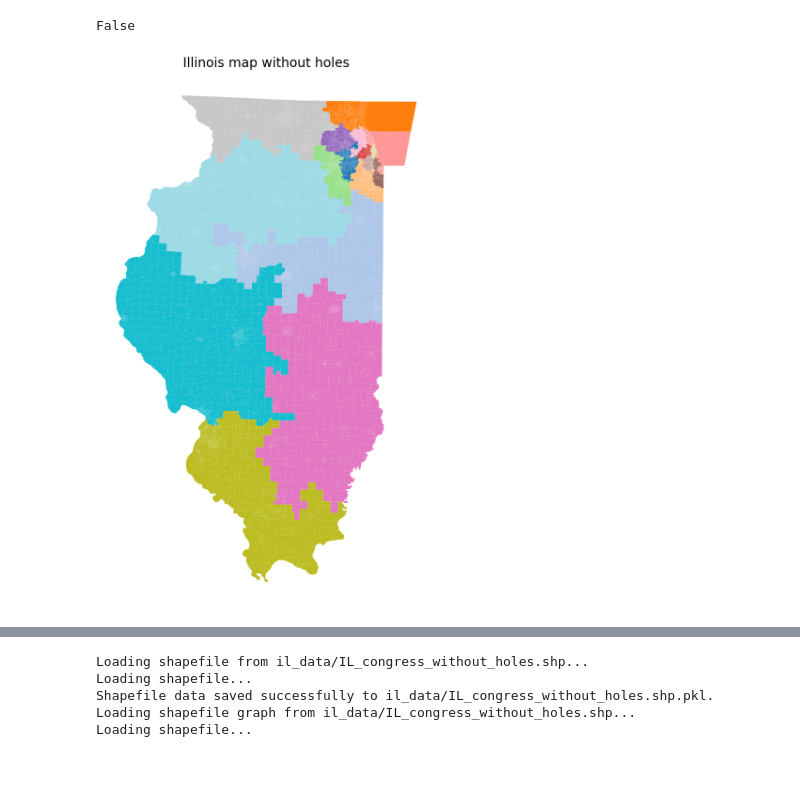
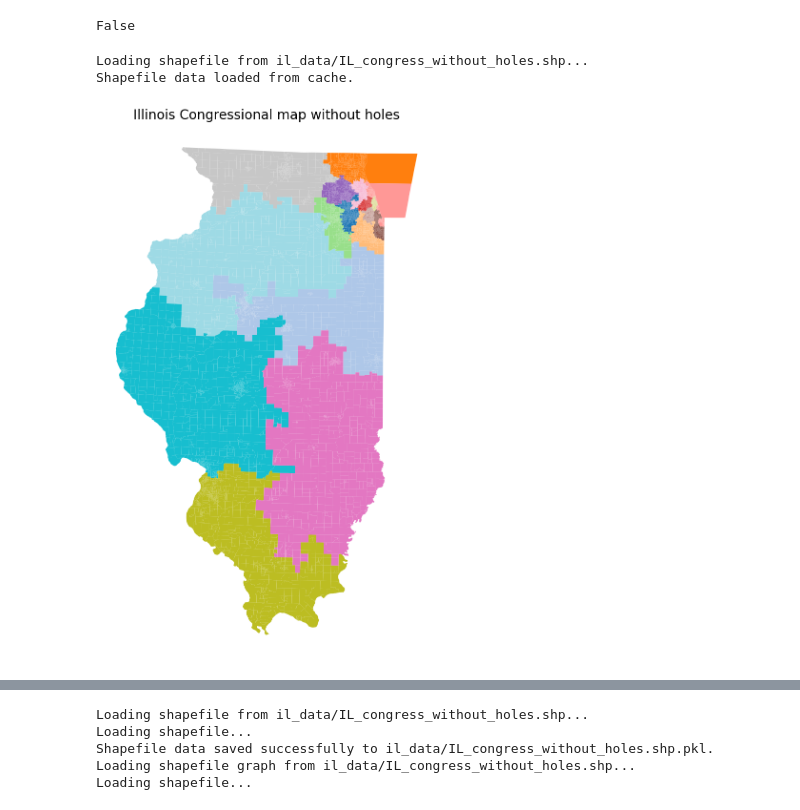
Before and after one commit to tclvanessa/Gerrymandering-Analysis-on-Illinois, a Jupyter notebook: illanois/B_4_IL_find_map_without_holes_vest20_cong.ipynb, the cells around one changed output, grey strips where cells are left out. Cells and saved outputs as stored; diff of their text form; code cells hidden in the pictures; blank space fills up the shorter version.

```diff
--- a/illanois/B_4_IL_find_map_without_holes_vest20_cong.ipynb
+++ b/illanois/B_4_IL_find_map_without_holes_vest20_cong.ipynb
@@ -177,20 +177,25 @@ maup.doctor(districts_df[districts_df["district"] == 11])
 # %% [output]
 There are 22 holes.
 False
+# %%
+districts_df = util.load_shapefile("il_data/IL_congress_without_holes.shp")
+# %% [output]
+Loading shapefile from il_data/IL_congress_without_holes.shp...
+Shapefile data loaded from cache.
 # %%
 # Plot map
-title = "Illinois map without holes"
+title = "Illinois Congressional map without holes"
 districts_df.plot(column="district", cmap="tab20", figsize=(12, 12), legend=False)
 
 # Final touches
 plt.axis("off")
 plt.title(title, fontsize=20)
 plt.tight_layout()
 plt.savefig(f"images/illinois_map_{title}.svg", bbox_inches="tight")
 plt.show()
 plt.close()
 # %% [output]
-[figure, old version]
+[figure, new version]
 # %%
 districts_df.head()
 # %% [output]
```
Also changed, not shown: parts of 1 cell of this notebook.
